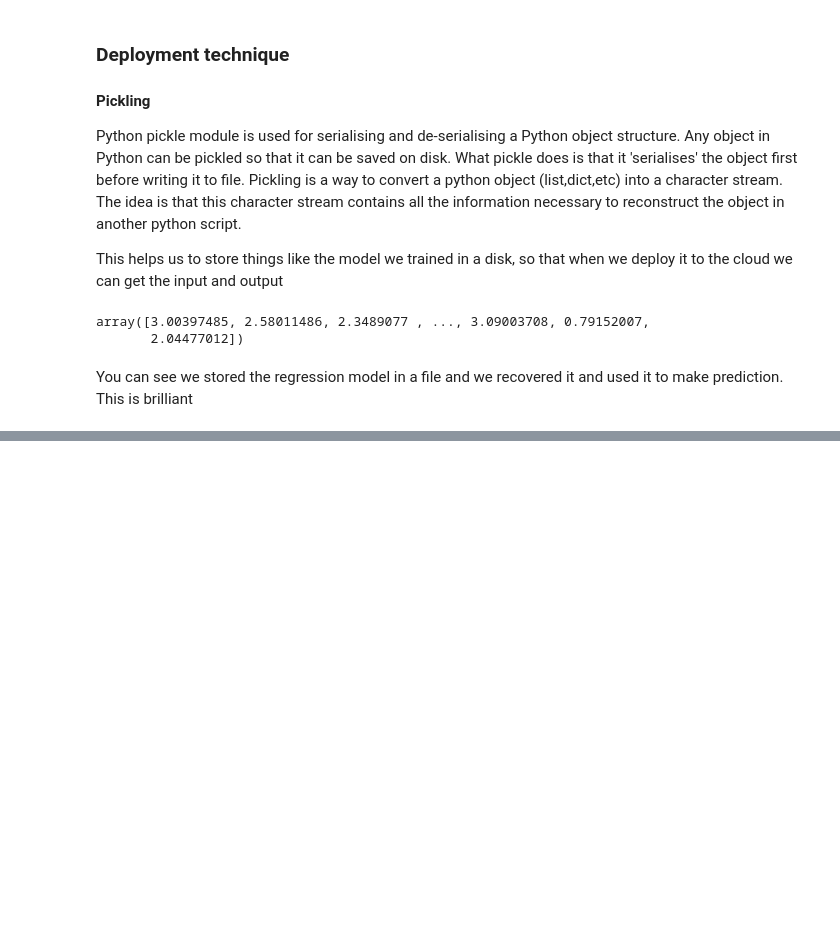
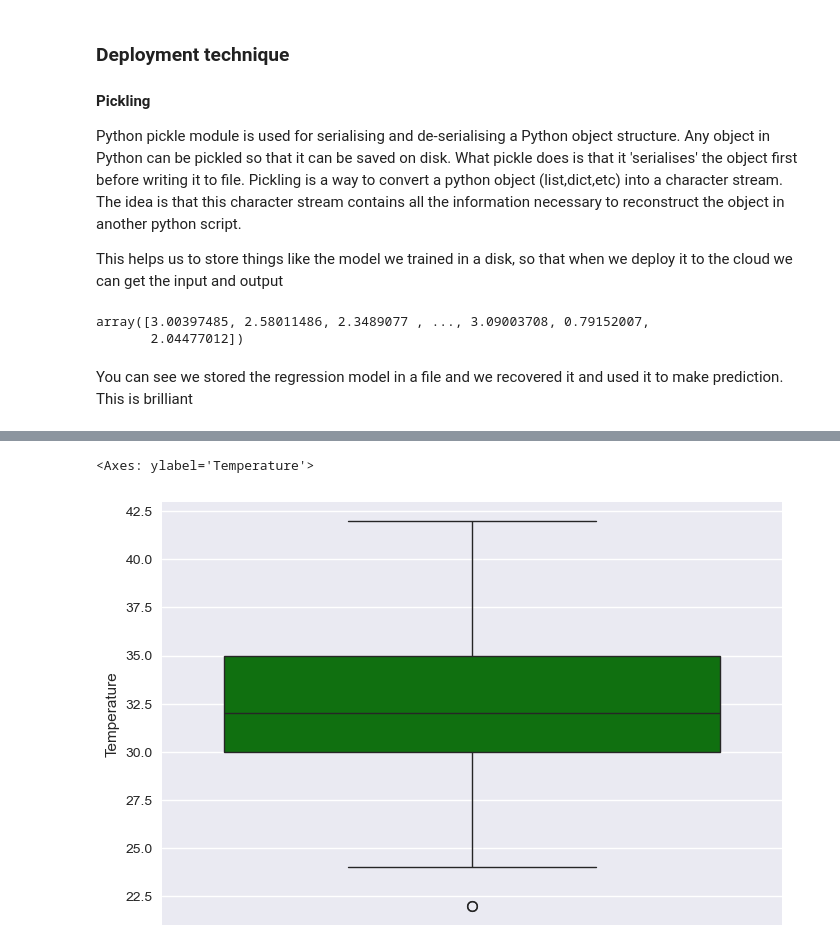
Before and after one commit to Udeani4/Machine-Learning-Course, a Jupyter notebook: machine_learning_LR_projects.ipynb, the cells around one changed output, grey strips where cells are left out. Drawn from its saved outputs; the diff is of its cells as text; code cells hidden in the pictures; blank space fills up the shorter version.

```diff
--- a/machine_learning_LR_projects.ipynb
+++ b/machine_learning_LR_projects.ipynb
@@ -434,0 +745,7 @@ You can see we stored the regression model in a file and we recovered it and use
+# %%
+## Boxplots
+
+sns.boxplot(df['Temperature'], color='green')
+# %% [output]
+<Axes: ylabel='Temperature'>
+[figure, added]
```
Also changed, not shown: parts of 59 cells of this notebook, 1 other file.
